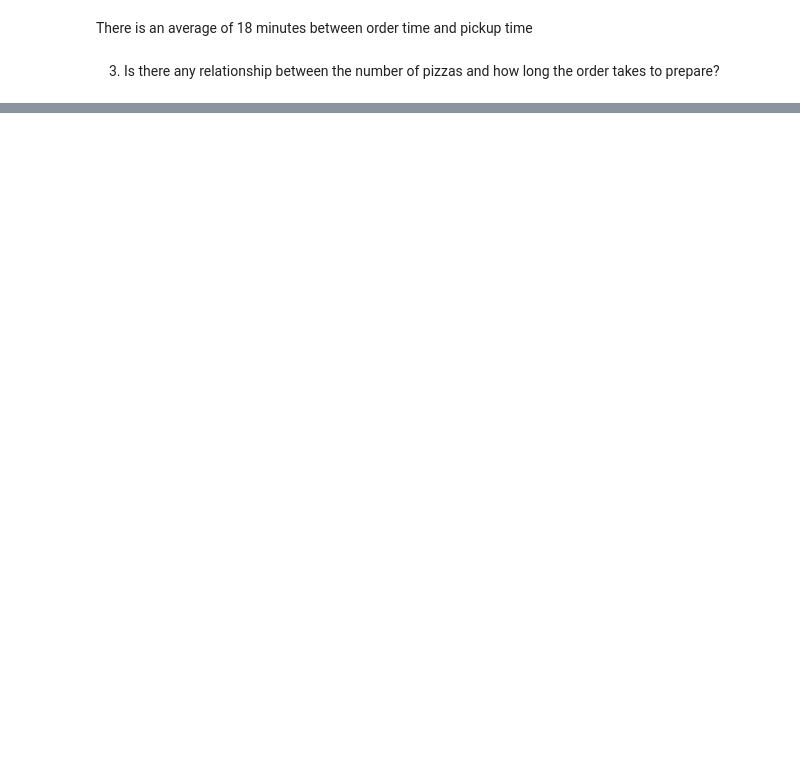
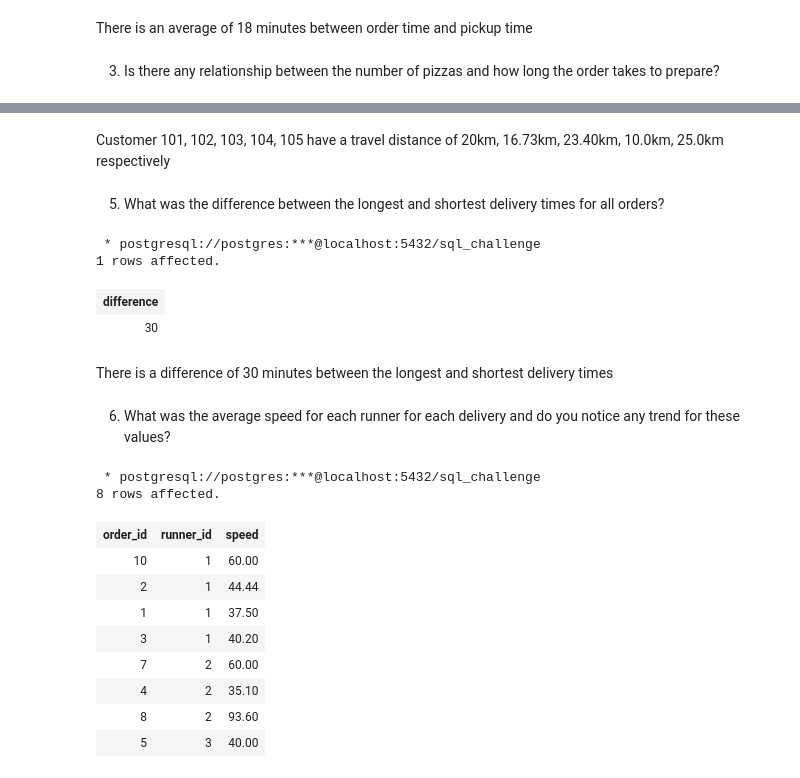
Before and after one commit to joshuaati/8_weeks_sql_challenge, a Jupyter notebook: week 2/01.ipynb, the cells around one changed output, grey strips where cells are left out. Saved outputs shown, nothing was run; the diff lists cells and outputs as text; code cells hidden in the pictures; blank space fills up the shorter version.

Commit message:
Runner and Customer Experience

```diff
--- a/week 2/01.ipynb
+++ b/week 2/01.ipynb
@@ -367,0 +390,36 @@ GROUP BY 1
+# %% [markdown]
+Customer 101, 102, 103, 104, 105 have a travel distance of 20km, 16.73km, 23.40km, 10.0km, 25.0km respectively
+# %% [markdown]
+5. What was the difference between the longest and shortest delivery times for all orders?
+# %%
+%%sql
+SELECT MAX(duration) - MIN(duration) AS difference
+FROM clean_runner_orders
+# %% [output]
+ * postgresql://postgres:***@localhost:5432/sql_challenge
+1 rows affected.
+| difference |
+| 30 |
+# %% [markdown]
+There is a difference of 30 minutes between the longest and shortest delivery times
+# %% [markdown]
+6. What was the average speed for each runner for each delivery and do you notice any trend for these values?
+# %%
+%%sql
+SELECT order_id, runner_id, ROUND(AVG(distance/duration*60)::numeric, 2) AS speed
+FROM clean_runner_orders
+WHERE pickup_time IS NOT NULL
+GROUP BY 1, 2
+ORDER BY 2
+# %% [output]
+ * postgresql://postgres:***@localhost:5432/sql_challenge
+8 rows affected.
+| order_id | runner_id | speed |
+| 10 | 1 | 60.00 |
+| 2 | 1 | 44.44 |
+| 1 | 1 | 37.50 |
+| 3 | 1 | 40.20 |
+| 7 | 2 | 60.00 |
+| 4 | 2 | 35.10 |
+| 8 | 2 | 93.60 |
+| 5 | 3 | 40.00 |
```
Also changed, not shown: parts of 26 cells of this notebook.
